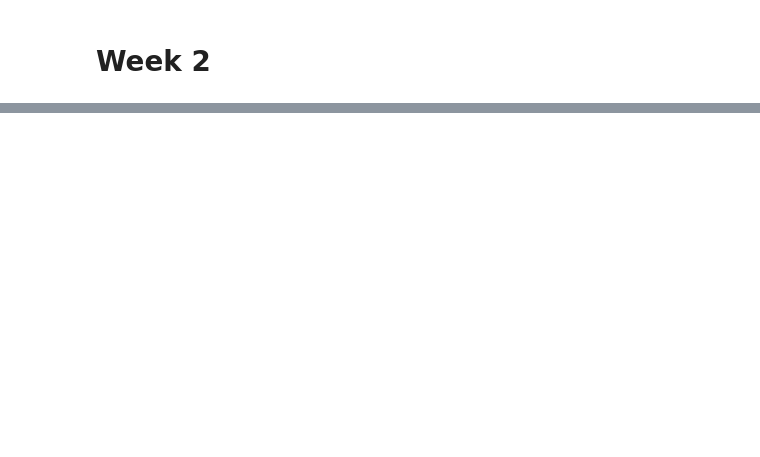
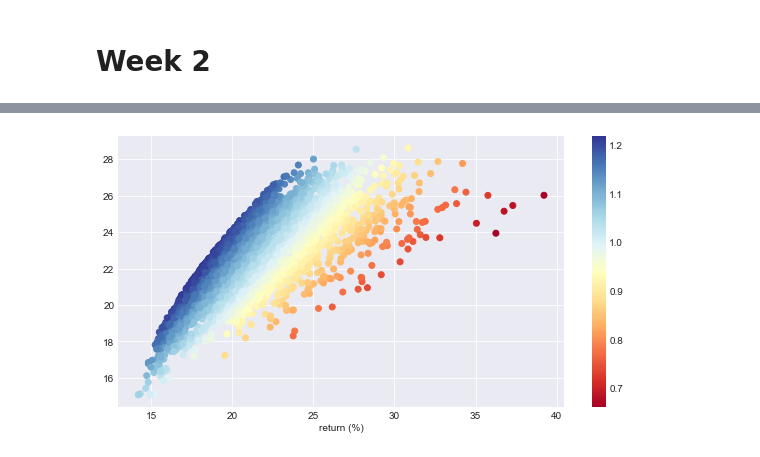
Before and after one commit to z4ir3/finance-courses, a Jupyter notebook: week-2.ipynb, the cells around one changed output, grey strips where cells are left out. Drawn from its saved outputs; the diff is of its cells as text; code cells hidden in the pictures; blank space fills up the shorter version.

```diff
--- a/week-2.ipynb
+++ b/week-2.ipynb
@@ -86,0 +217,47 @@ If $i=j$, $\sigma_{ii}=\sigma_i^2$ (as $rho_{ii}=1$) which is simplt the varianc
+# %%
+periods_per_year = 252
+num_portfolios   = 4000
+portfolios       = pd.DataFrame(columns=["return","volatility","sharpe ratio"])
+risk_free_rate   = 0
+
+for i in range(num_portfolios):
+    #select random weights for portfolio holdings
+    weights = np.random.random(n_assets)
+
+    #print(weights)
+
+    #rebalance weights to sum to 1
+    weights /= np.sum(weights)
+
+    #print(weights)
+
+
+    # portfolio returns:
+    ann_rets      = erk.annualize_rets(rets, periods_per_year)
+    portfolio_ret = np.dot(weights, ann_rets)
+    # or directly compute this way
+    #portfolio_ret = np.sum( mean_rets * weights ) * periods_per_year
+
+    # portfolio volatility
+    portfolio_std = np.sqrt( np.dot(weights.T, np.dot(cov_rets, weights)) ) * np.sqrt(periods_per_year)
+
+    # portfolio sharpe ratio
+    portfolio_spr = erk.sharpe_ratio_2(portfolio_ret, risk_free_rate, periods_per_year, v=portfolio_std,)
+
+    #print(portfolio_ret)
+    #print(portfolio_std)
+    #print(portfolio_spr)
+
+    portfolios = portfolios.append( {"return":portfolio_ret, "volatility":portfolio_std, "sharpe ratio":portfolio_spr}, ignore_index=True)
+
+#portfolios
+# %%
+#create scatter plot coloured by Sharpe Ratio
+fig = plt.figure(figsize=(10,5))
+plt.scatter(portfolios["volatility"]*100, portfolios["return"]*100, c=portfolios["sharpe ratio"], cmap='RdYlBu')
+plt.xlabel("volatility (%)")
+plt.xlabel("return (%)")
+plt.colorbar()
+plt.grid()
+# %% [output]
+[figure, added]
```
Also changed, not shown: parts of 19 cells of this notebook.
